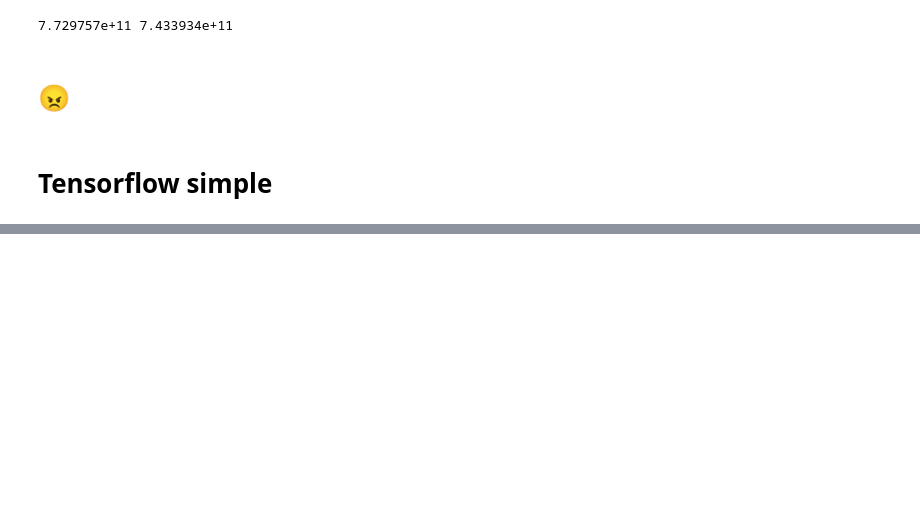
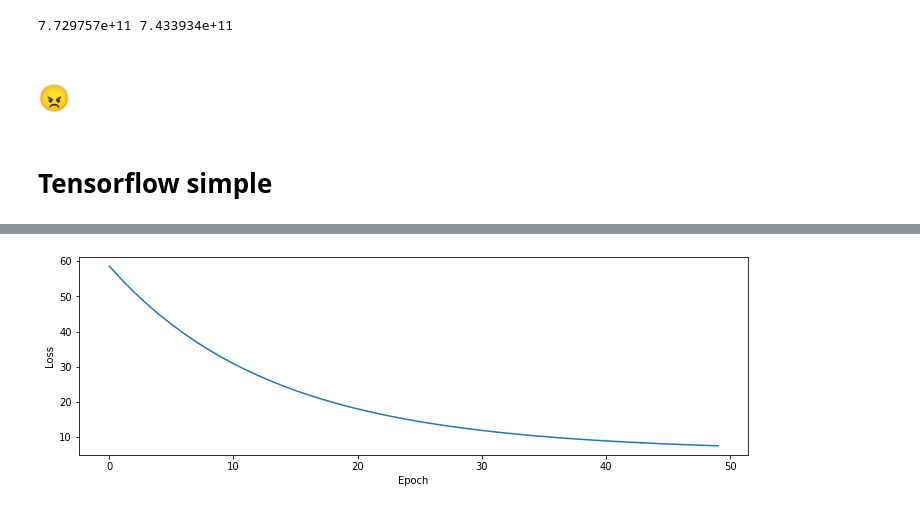
Before and after one commit to Unthrottled/fast-ai-swift, a Jupyter notebook: Teacher_V2.ipynb, the cells around one changed output, grey strips where cells are left out. Drawn from its saved outputs; the diff is of its cells as text; code cells hidden in the pictures; blank space fills up the shorter version.

```diff
--- a/Teacher_V2.ipynb
+++ b/Teacher_V2.ipynb
@@ -841,3 +837,7 @@ None
+# %%
+plotLoss(lossArray: simpleTrainingLoss)
+# %% [output]
+[figure, added]
 # %%
 showYHat(yHat: tfSimpleModel(A))
 # %% [output]
```
Also changed, not shown: parts of 5 cells of this notebook.
